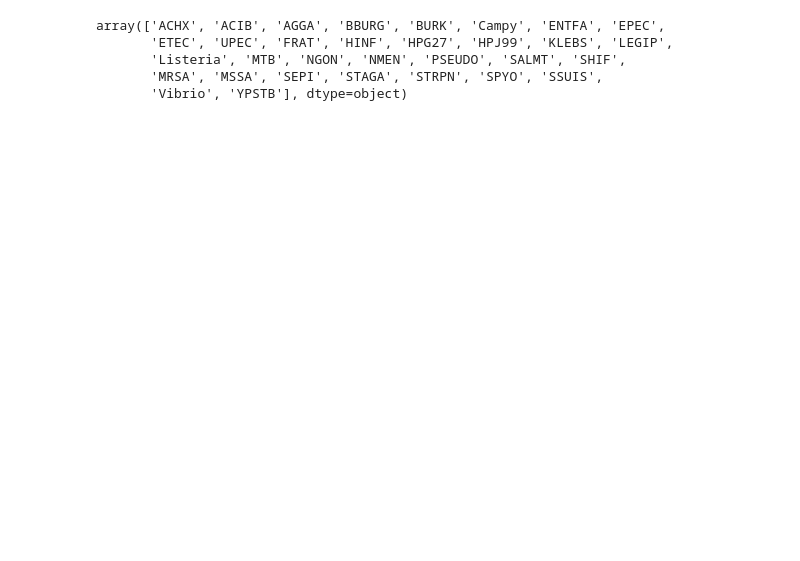
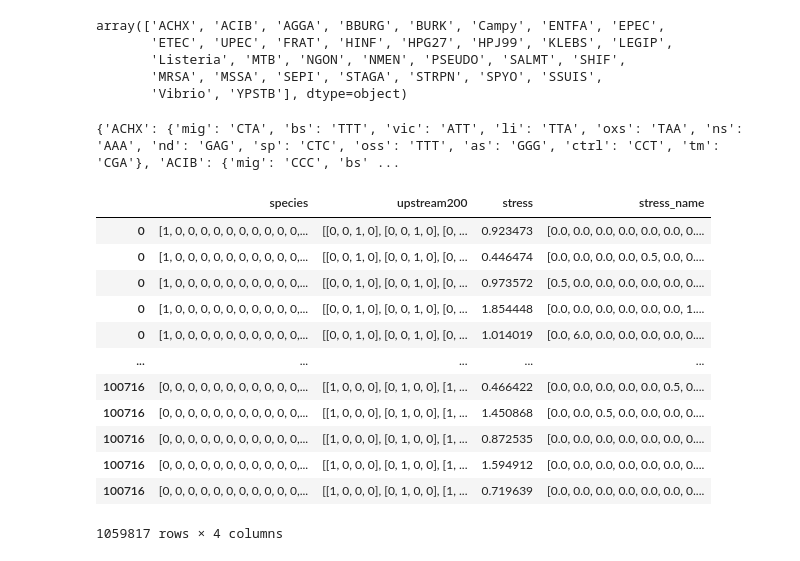
Before and after one commit to memetc/ML4RG_Group1, a Jupyter notebook: notebooks/kmer_analysis.ipynb, the cells around one changed output. Drawn from its saved outputs; the diff is of its cells as text; code cells hidden in the pictures; blank space fills up the shorter version.

```diff
--- a/notebooks/kmer_analysis.ipynb
+++ b/notebooks/kmer_analysis.ipynb
@@ -59,3 +65,37 @@ array(['ACHX', 'ACIB', 'AGGA', 'BBURG', 'BURK', 'Campy', 'ENTFA', 'EPEC',
        'Listeria', 'MTB', 'NGON', 'NMEN', 'PSEUDO', 'SALMT', 'SHIF',
        'MRSA', 'MSSA', 'SEPI', 'STAGA', 'STRPN', 'SPYO', 'SSUIS',
        'Vibrio', 'YPSTB'], dtype=object)
+# %%
+SpecId = 'AGGA'
+best_kmers = {}
+
+for specId in merged_data['species_id'].unique():
+    spec_kmers = kmers_per_tpm_total[specId]
+    best_kmers[specId] = {}
+    for col in spec_kmers.columns:
+        if spec_kmers[col].sum() > 0:
+            best_kmers[specId][col] = spec_kmers[col].sort_values(ascending=False).index[0]
+
+pickle.dump(best_kmers, open(f'../data/best_{K}_mers.pkl', 'wb'))
+
+print(best_kmers)
+# %% [output]
+{'ACHX': {'mig': 'CTA', 'bs': 'TTT', 'vic': 'ATT', 'li': 'TTA', 'oxs': 'TAA', 'ns': 'AAA', 'nd': 'GAG', 'sp': 'CTC', 'oss': 'TTT', 'as': 'GGG', 'ctrl': 'CCT', 'tm': 'CGA'}, 'ACIB': {'mig': 'CCC', 'bs' ...
+# %%
+intermediate_df = pickle.load(open('../data/interm_data.pkl', 'rb'))
+
+intermediate_df
+# %% [output]
+|  | species | upstream200 | stress | stress_name |
+| 0 | [1, 0, 0, 0, 0, 0, 0, 0, 0, 0, 0,... | [[0, 0, 1, 0], [0, 0, 1, 0], [0, ... | 0.923473 | [0.0, 0.0, 0.0, 0.0, 0.0, 0.0, 0.... |
+| 0 | [1, 0, 0, 0, 0, 0, 0, 0, 0, 0, 0,... | [[0, 0, 1, 0], [0, 0, 1, 0], [0, ... | 0.446474 | [0.0, 0.0, 0.0, 0.0, 0.5, 0.0, 0.... |
+| 0 | [1, 0, 0, 0, 0, 0, 0, 0, 0, 0, 0,... | [[0, 0, 1, 0], [0, 0, 1, 0], [0, ... | 0.973572 | [0.5, 0.0, 0.0, 0.0, 0.0, 0.0, 0.... |
+| 0 | [1, 0, 0, 0, 0, 0, 0, 0, 0, 0, 0,... | [[0, 0, 1, 0], [0, 0, 1, 0], [0, ... | 1.854448 | [0.0, 0.0, 0.0, 0.0, 0.0, 0.0, 1.... |
+| 0 | [1, 0, 0, 0, 0, 0, 0, 0, 0, 0, 0,... | [[0, 0, 1, 0], [0, 0, 1, 0], [0, ... | 1.014019 | [0.0, 6.0, 0.0, 0.0, 0.0, 0.0, 0.... |
+| ... | ... | ... | ... | ... |
+| 100716 | [0, 0, 0, 0, 0, 0, 0, 0, 0, 0, 0,... | [[1, 0, 0, 0], [0, 1, 0, 0], [1, ... | 0.466422 | [0.0, 0.0, 0.0, 0.0, 0.0, 0.5, 0.... |
+| 100716 | [0, 0, 0, 0, 0, 0, 0, 0, 0, 0, 0,... | [[1, 0, 0, 0], [0, 1, 0, 0], [1, ... | 1.450868 | [0.0, 0.0, 0.5, 0.0, 0.0, 0.0, 0.... |
+| 100716 | [0, 0, 0, 0, 0, 0, 0, 0, 0, 0, 0,... | [[1, 0, 0, 0], [0, 1, 0, 0], [1, ... | 0.872535 | [0.0, 0.0, 0.0, 0.0, 0.0, 0.0, 0.... |
+| 100716 | [0, 0, 0, 0, 0, 0, 0, 0, 0, 0, 0,... | [[1, 0, 0, 0], [0, 1, 0, 0], [1, ... | 1.594912 | [0.0, 0.0, 0.0, 0.0, 0.0, 0.0, 0.... |
+| 100716 | [0, 0, 0, 0, 0, 0, 0, 0, 0, 0, 0,... | [[1, 0, 0, 0], [0, 1, 0, 0], [1, ... | 0.719639 | [0.0, 0.0, 0.0, 0.0, 0.0, 0.0, 0.... |
+1059817 rows × 4 columns
```
Also changed, not shown: parts of 13 cells of this notebook, 11 other files.
